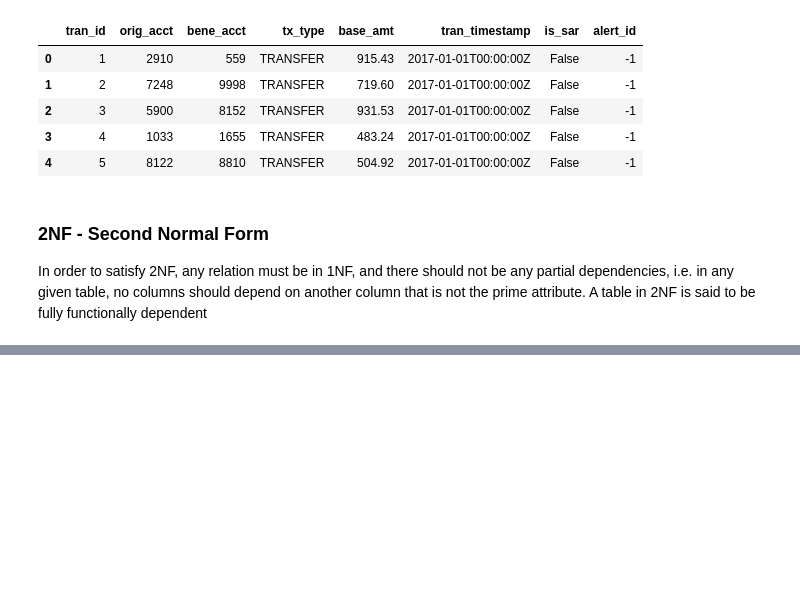
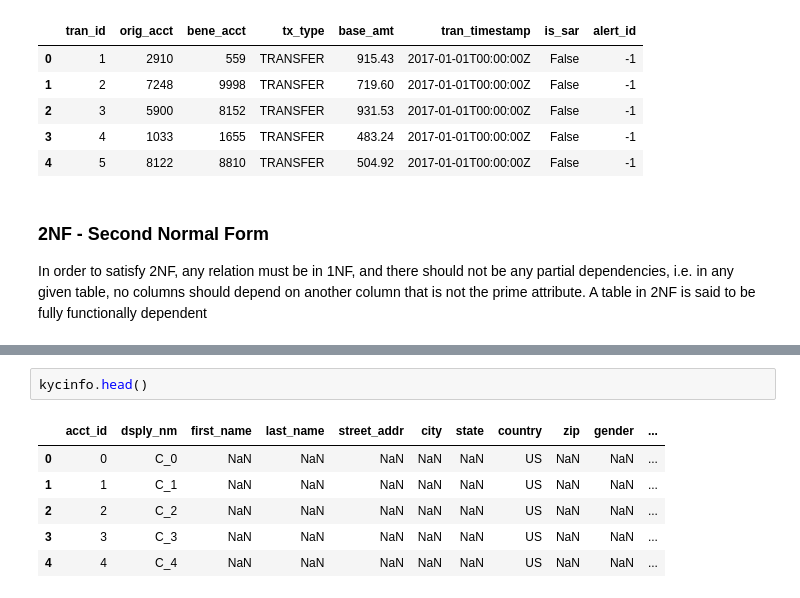
Before and after one commit to HanSeoulOh/AMLsimJupyter, a Jupyter notebook: dataNormalization.ipynb, the cells around one changed output, grey strips where cells are left out. Cells and saved outputs as stored; diff of their text form; blank space fills up the shorter version.

```diff
--- a/dataNormalization.ipynb
+++ b/dataNormalization.ipynb
@@ -118,0 +296,9 @@ Index(['acct_id', 'dsply_nm', 'type', 'acct_stat', 'acct_rptng_crncy',
+# %%
+kycinfo.head()
+# %% [output]
+|  | acct_id | dsply_nm | first_name | last_name | street_addr | city | state | country | zip | gender | ... |
+| 0 | 0 | C_0 | NaN | NaN | NaN | NaN | NaN | US | NaN | NaN | ... |
+| 1 | 1 | C_1 | NaN | NaN | NaN | NaN | NaN | US | NaN | NaN | ... |
+| 2 | 2 | C_2 | NaN | NaN | NaN | NaN | NaN | US | NaN | NaN | ... |
+| 3 | 3 | C_3 | NaN | NaN | NaN | NaN | NaN | US | NaN | NaN | ... |
+| 4 | 4 | C_4 | NaN | NaN | NaN | NaN | NaN | US | NaN | NaN | ... |
```
Also changed, not shown: parts of 20 cells of this notebook, 22 other files.
